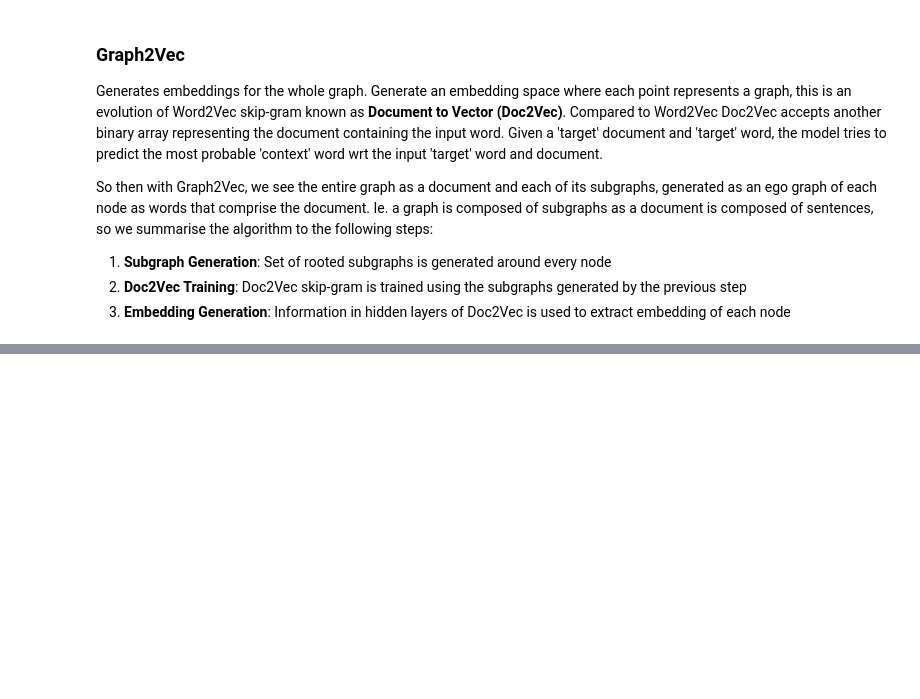
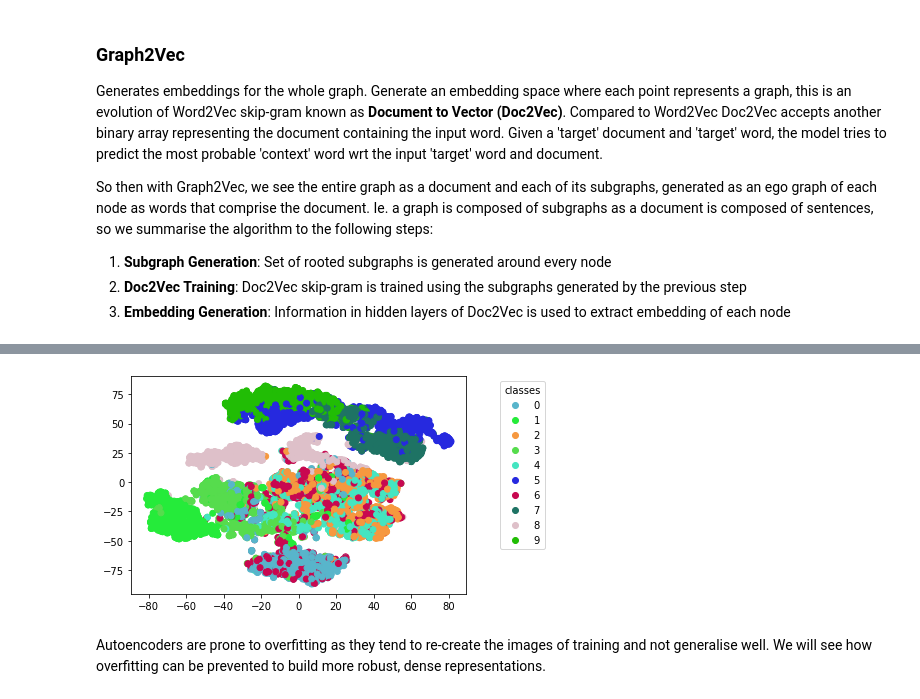
Before and after one commit to StevenVuong/Graph-Learning, a Jupyter notebook: GraphMLBook/3a_unsupervised_graph_learning.ipynb, the cells around one changed output, grey strips where cells are left out. Drawn from its saved outputs; the diff is of its cells as text; code cells hidden in the pictures; blank space fills up the shorter version.

```diff
--- a/GraphMLBook/3a_unsupervised_graph_learning.ipynb
+++ b/GraphMLBook/3a_unsupervised_graph_learning.ipynb
@@ -240,0 +428,6 @@ More complex graph embedding algorithms based on autoencoders.
+# %%
+import random
+color_mapping = ["#"+''.join([random.choice('0123456789ABCDEF') for j in range(6)])
+             for i in range(len(np.unique(y_test)))]
+color_mapping_dict = dict(zip(np.unique(y_test), color_mapping))
+colours = [color_mapping_dict[abab] for abab in y_test]
@@ -240,0 +439,12 @@ More complex graph embedding algorithms based on autoencoders.
+# %%
+markers = [plt.Line2D([0,0],[0,0], color=color, marker='o', linestyle='') for color in color_mapping_dict.values()]
+# %%
+# https://stackoverflow.com/questions/31303912/matplotlib-pyplot-scatterplot-legend-from-color-dictionary
+fig, ax = plt.subplots()
+scatter = ax.scatter(x, y, color=colours)
+ax.legend(markers, color_mapping_dict.keys(), numpoints=1, title='classes', bbox_to_anchor =(1.25, 1))
+plt.show()
+# %% [output]
+[figure, added]
+# %% [markdown]
+ Autoencoders are prone to overfitting as they tend to re-create the images of training and not generalise well. We will see how overfitting can be prevented to build more robust, dense representations.
```
Also changed, not shown: parts of 19 cells of this notebook, 1 other file.
